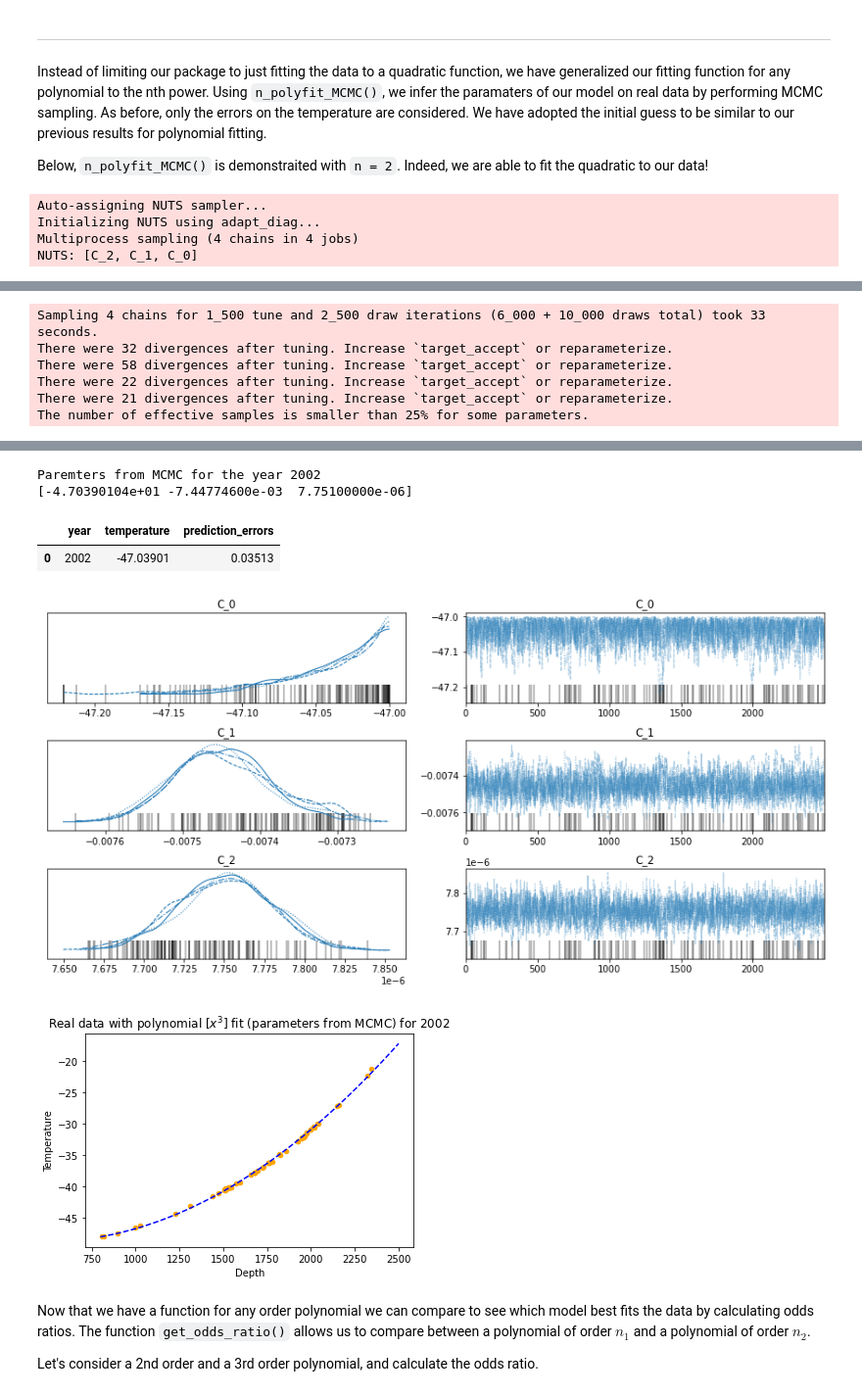
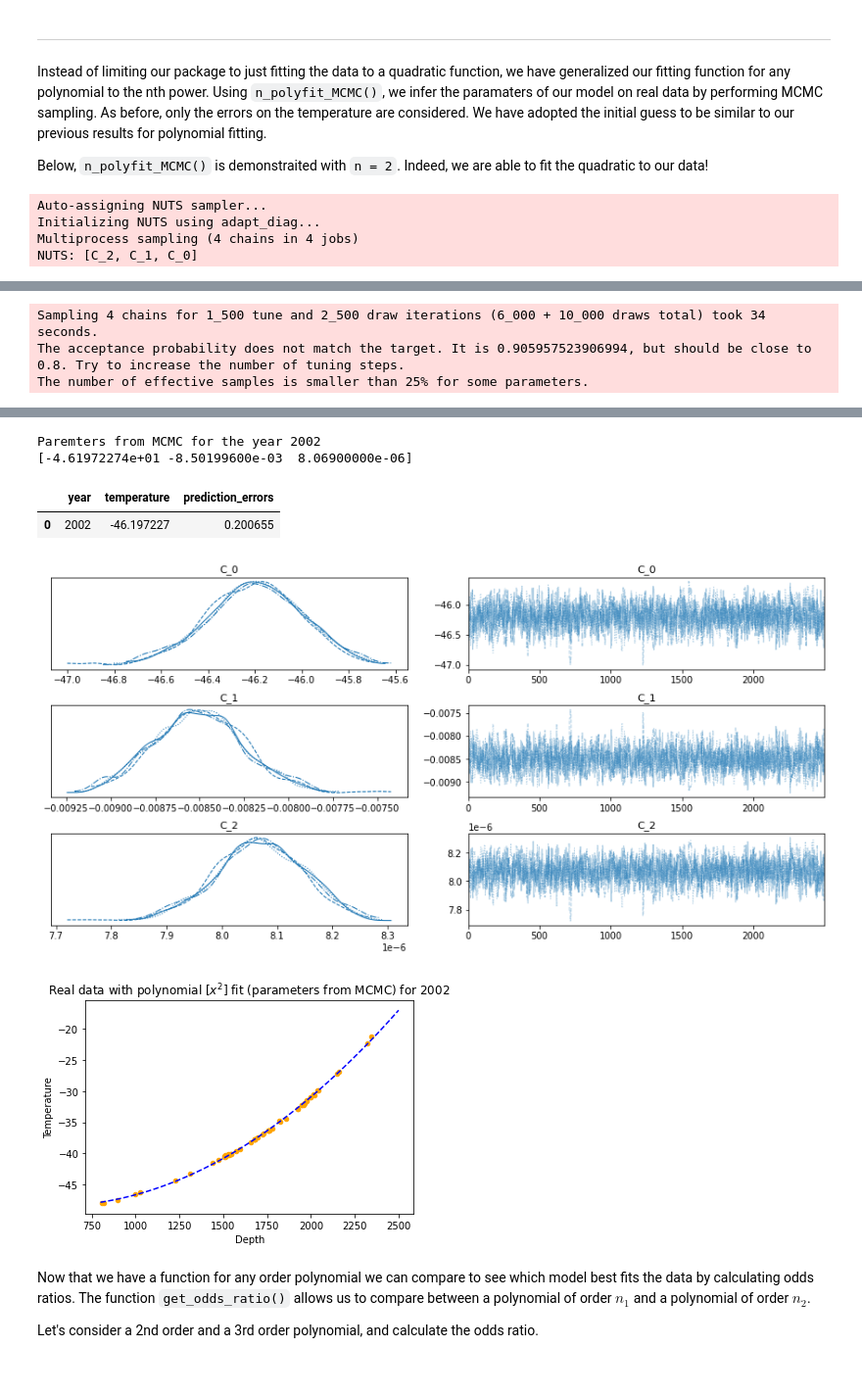
Before and after one commit to phys201/icetemp, a Jupyter notebook: tutorial.ipynb, the cells around one changed output, grey strips where cells are left out. Shown at 98% size. Cells and saved outputs as stored; diff of their text form; code cells hidden in the pictures.

```diff
--- a/tutorial.ipynb
+++ b/tutorial.ipynb
@@ -235,35 +235,33 @@ Below, `n_polyfit_MCMC()` is demonstraited with `n = 2`. Indeed, we are able to
 # %%
 n = 2
 init_guess2 = [{'C_0':-50, 'C_1':-0.0009, 'C_2':8.07e-06}] #based on the results from the algebraic fit of all datasets (see above)
 params_list = []
 params_errors_list = []
 data = [data_2002]
 for year in range(len(data)):
-        params, errors = m.n_polyfit_MCMC(n, data[year], init_guess2[year]) # returns params in order C_0, C_1, C_2,...
+        traces, best_fit = m.n_polyfit_MCMC(n, data[year], init_guess2[year]) # returns params in order C_0, C_1, C_2,...
+        params, errors = m.get_params(n, traces)
         params_list.append(params)
         params_errors_list.append(errors)
 # plot fit
 m.plot_polyfit(data, params_list)
 # get timetable
 m.get_timetable(data, params_list, params_errors_list)
 # %% [output]
 Auto-assigning NUTS sampler...
 Initializing NUTS using adapt_diag...
 Multiprocess sampling (4 chains in 4 jobs)
 NUTS: [C_2, C_1, C_0]
 [interactive output not drawn]
-Sampling 4 chains for 1_500 tune and 2_500 draw iterations (6_000 + 10_000 draws total) took 33 seconds.
-There were 32 divergences after tuning. Increase `target_accept` or reparameterize.
-There were 58 divergences after tuning. Increase `target_accept` or reparameterize.
-There were 22 divergences after tuning. Increase `target_accept` or reparameterize.
-There were 21 divergences after tuning. Increase `target_accept` or reparameterize.
+Sampling 4 chains for 1_500 tune and 2_500 draw iterations (6_000 + 10_000 draws total) took 34 seconds.
+The acceptance probability does not match the target. It is 0.905957523906994, but should be close to 0.8. Try to increase the number of tuning steps.
 The number of effective samples is smaller than 25% for some parameters.
 [interactive output not drawn]
 Paremters from MCMC for the year 2002
-[-4.70390104e+01 -7.44774600e-03  7.75100000e-06]
+[-4.61972274e+01 -8.50199600e-03  8.06900000e-06]
 |  | year | temperature | prediction_errors |
-| 0 | 2002 | -47.03901 | 0.03513 |
+| 0 | 2002 | -46.197227 | 0.200655 |
-[figure, old version]
+[figure, new version]
 [figure]
 # %% [markdown]
 Now that we have a function for any order polynomial we can compare to see which model best fits the data by calculating odds ratios. The function `get_odds_ratio()` allows us to compare between a polynomial of order $n_1$ and a polynomial of order $n_2$.
```
Also changed, not shown: 1 other file.
